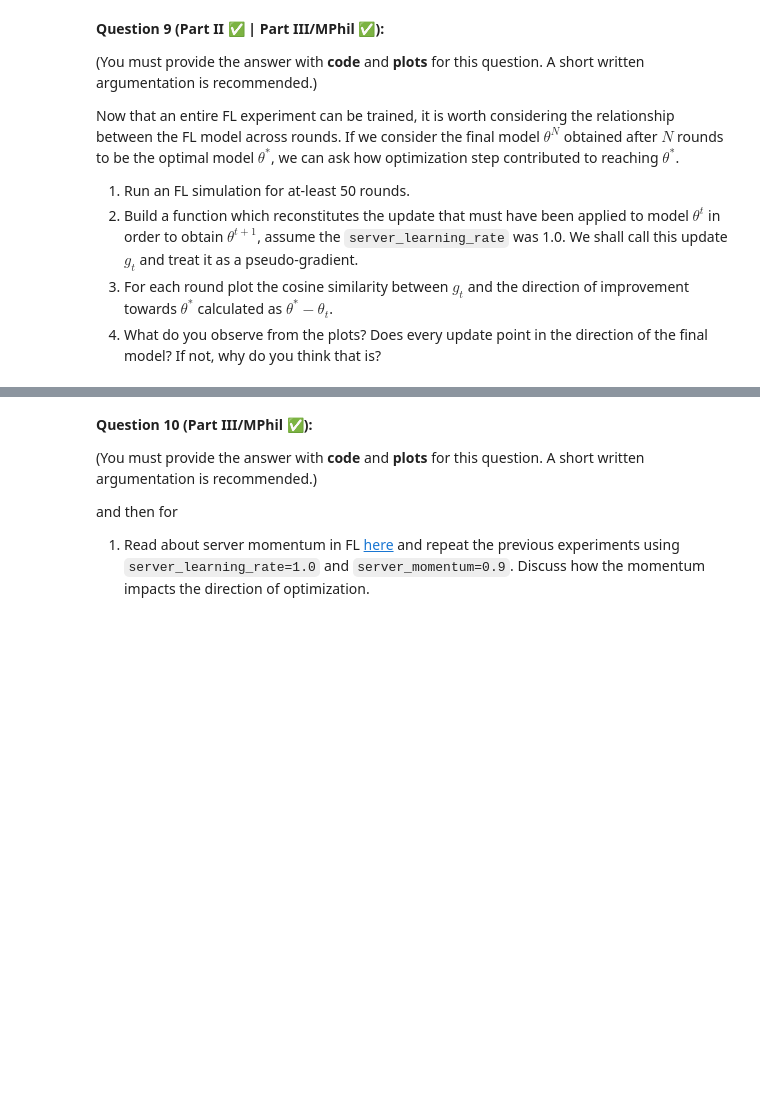
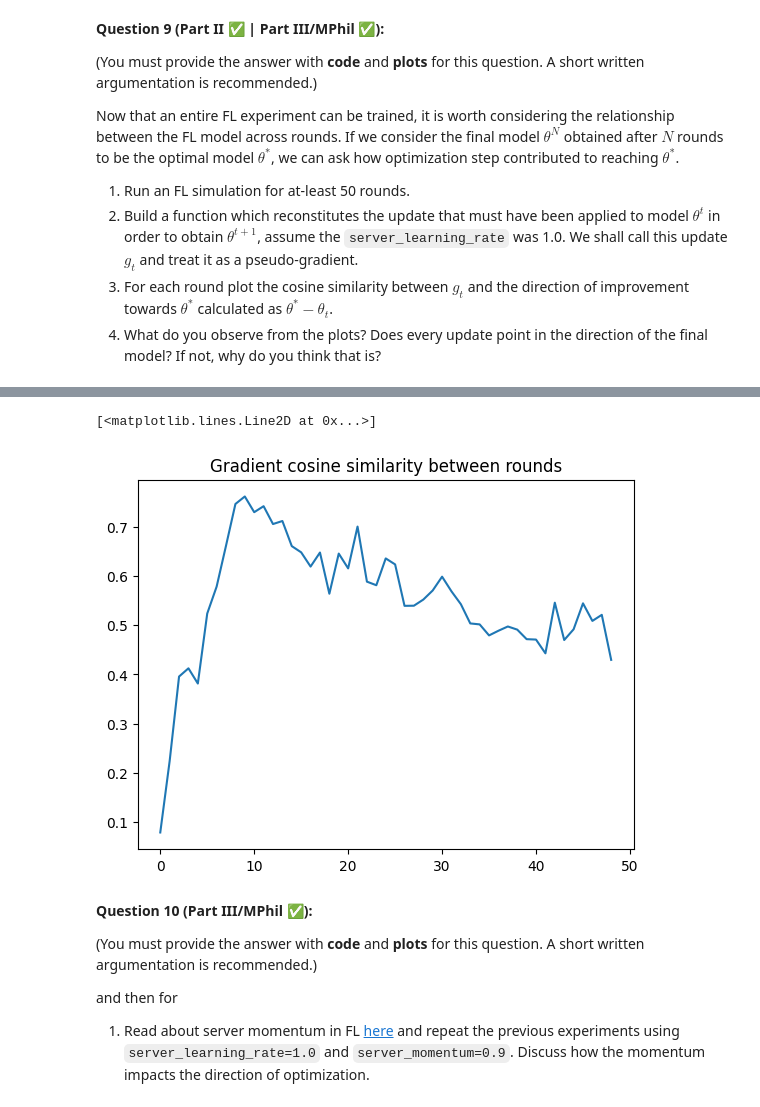
Before and after one commit to MarkHaoxiang/federated-learning, a Jupyter notebook: lab1/L361_Lab_1_From_Centralised_To_Federated_Part_2.ipynb, the cells around one changed output, grey strips where cells are left out. Saved outputs shown, nothing was run; the diff lists cells and outputs as text; code cells hidden in the pictures; blank space fills up the shorter version.

```diff
--- a/lab1/L361_Lab_1_From_Centralised_To_Federated_Part_2.ipynb
+++ b/lab1/L361_Lab_1_From_Centralised_To_Federated_Part_2.ipynb
@@ -1016,3 +1178,15 @@ ax.plot(cosine_similarity_results)
+# %%
+gradient_similarity_plot = []
+for i, g in enumerate(gradients[1:]):
+    gradient_similarity_plot.append(
+        cosine_similarity(g, gradients[i-1])
+    )
+fig, ax = plt.subplots()
+ax.set_title("Gradient cosine similarity between rounds")
+ax.plot(gradient_similarity_plot)
+# %% [output]
+[<matplotlib.lines.Line2D at 0x...>]
+[figure, added]
 # %% [markdown]
 **Question 10 (Part III/MPhil ✅):**
 
```
Also changed, not shown: parts of 16 cells of this notebook, 1 other file.
